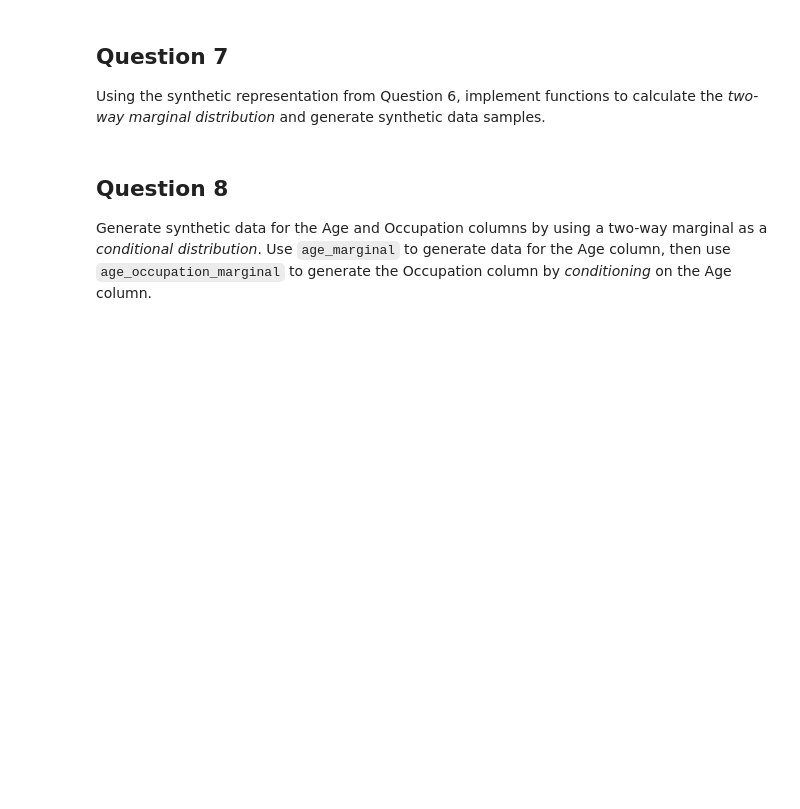
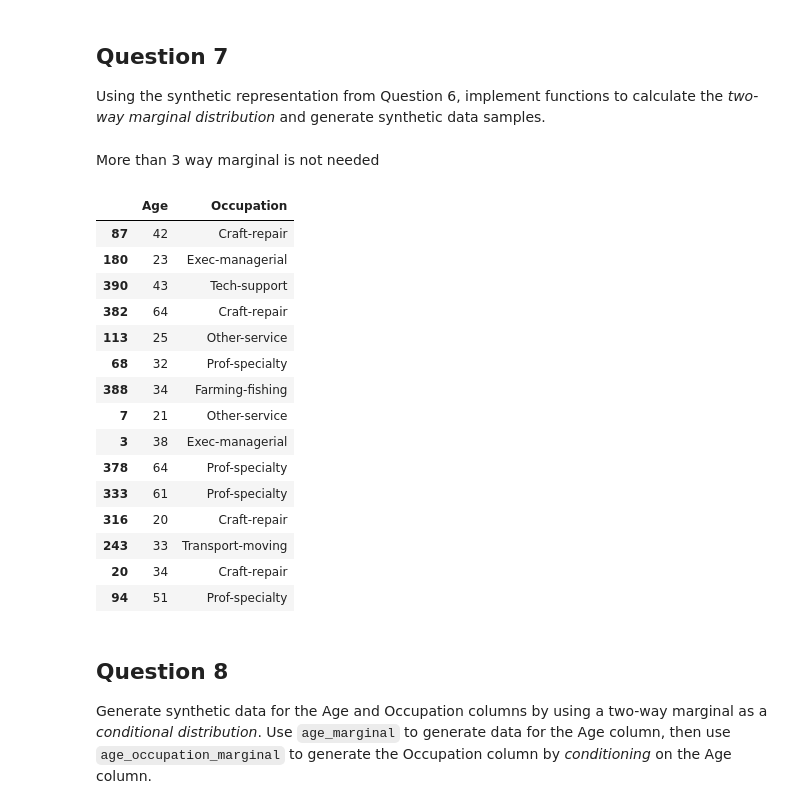
Before and after one commit to Kyk0/coursework-data-privacy, a Jupyter notebook: exercises/CS3110_Ex_11-10-25.ipynb, the cells around one changed output. Drawn from its saved outputs; the diff is of its cells as text; code cells hidden in the pictures; blank space fills up the shorter version.

```diff
--- a/exercises/CS3110_Ex_11-10-25.ipynb
+++ b/exercises/CS3110_Ex_11-10-25.ipynb
@@ -200,9 +200,10 @@ Which approach gives more accurate answers: the Laplace mechanism or the synthet
 ## Question 6
 
 Implement a synthetic representation for *two dimensions*: `Age` and `Occupation`.
-# %%
-def age_occupation_hist(epsilon):
-    # YOUR CODE HERE
-    raise NotImplementedError()
-
-age_occupation_hist(1.0)
+# %%
+def age_occupation_hist(epsilon):
+    hist = adult[['Age', 'Occupation']].value_counts()
+    dp_hist = hist.apply(lambda x: laplace_mech(x, sensitivity=1, epsilon=epsilon))
+    return dp_hist.clip(lower=0)
+
+age_occupation_hist(1.0)
@@ -210,17 +237,39 @@ age_occupation_hist(1.0)
 ## Question 7
 
 Using the synthetic representation from Question 6, implement functions to calculate the *two-way marginal distribution* and generate synthetic data samples.
-# %%
-def age_occupation_marginal(epsilon):
-    # YOUR CODE HERE
-    raise NotImplementedError()
-
-def gen_samples(n, marginal):
-    # YOUR CODE HERE
-    raise NotImplementedError()
-
-marginal = age_occupation_marginal(1.0)
-gen_samples(15, marginal)
+# %% [markdown]
+More than 3 way marginal is not needed
+# %%
+def age_occupation_marginal(epsilon):
+    # 1 generate synthetic representation
+    syn_rep = age_occupation_hist(epsilon)
+    # 2 normalize to get probability distribution
+    marginal = syn_rep / syn_rep.sum()
+    return marginal.to_frame(name='probability').reset_index()
+
+def gen_samples(n, marginal):
+    samples = marginal.sample(n=n, replace=True, weights='probability')
+    return samples.drop(columns='probability')
+
+marginal = age_occupation_marginal(1.0)
+gen_samples(15, marginal)
+# %% [output]
+|  | Age | Occupation |
+| 87 | 42 | Craft-repair |
+| 180 | 23 | Exec-managerial |
+| 390 | 43 | Tech-support |
+| 382 | 64 | Craft-repair |
+| 113 | 25 | Other-service |
+| 68 | 32 | Prof-specialty |
+| 388 | 34 | Farming-fishing |
+| 7 | 21 | Other-service |
+| 3 | 38 | Exec-managerial |
+| 378 | 64 | Prof-specialty |
+| 333 | 61 | Prof-specialty |
+| 316 | 20 | Craft-repair |
+| 243 | 33 | Transport-moving |
+| 20 | 34 | Craft-repair |
+| 94 | 51 | Prof-specialty |
 # %% [markdown]
 ## Question 8
 
```
Also changed, not shown: parts of 12 cells of this notebook.
